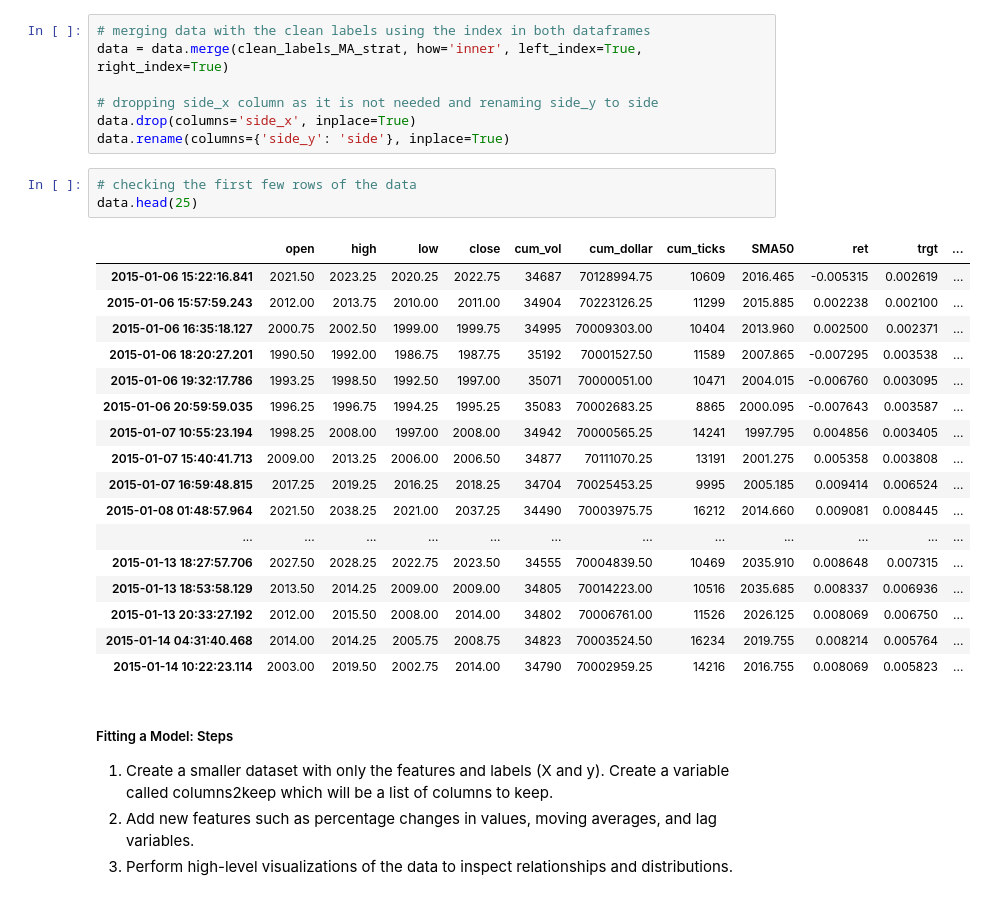
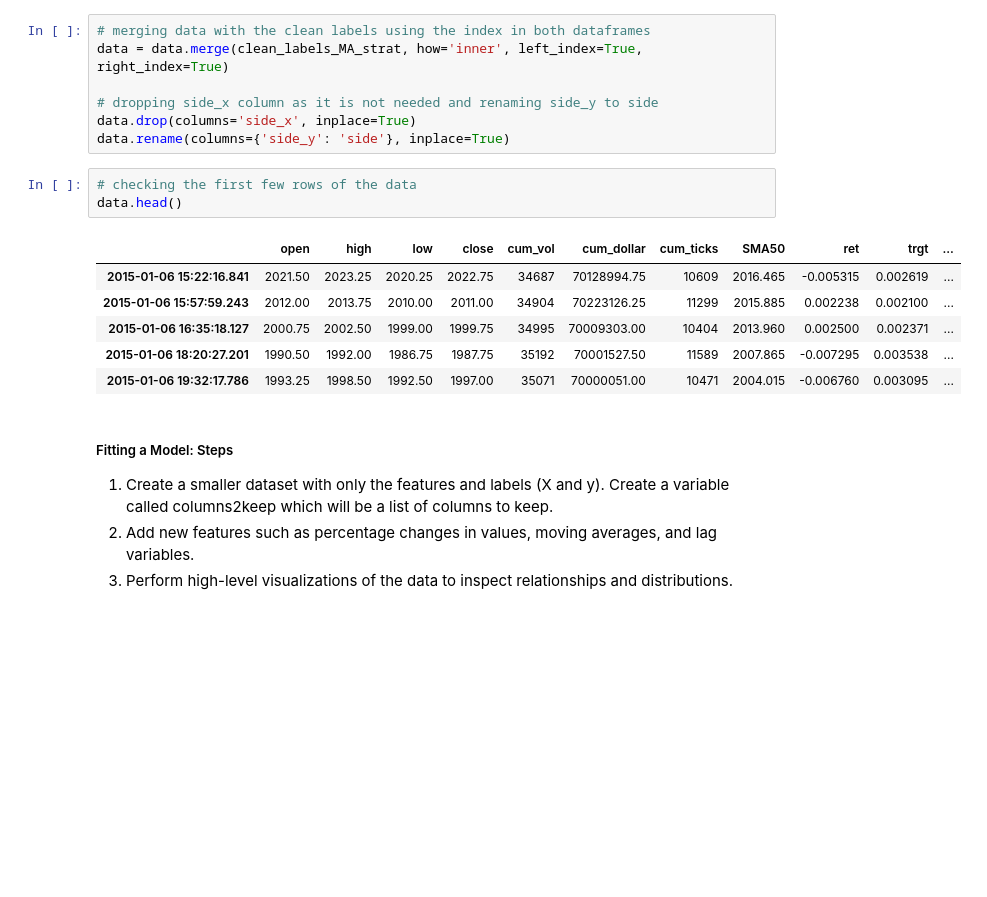
Before and after one commit to RazDwa1923/MFIN_Course, a Jupyter notebook: HW 2/HW 2 Notebook_v1.ipynb, the cells around one changed output. Drawn from its saved outputs; the diff is of its cells as text; blank space fills up the shorter version.

```diff
--- a/HW 2/HW 2 Notebook_v1.ipynb
+++ b/HW 2/HW 2 Notebook_v1.ipynb
@@ -410,25 +313,14 @@ data.drop(columns='side_x', inplace=True)
 data.rename(columns={'side_y': 'side'}, inplace=True)
 # %%
 # checking the first few rows of the data
-data.head(25)
+data.head()
 # %% [output]
 |  | open | high | low | close | cum_vol | cum_dollar | cum_ticks | SMA50 | ret | trgt | ... |
 | 2015-01-06 15:22:16.841 | 2021.50 | 2023.25 | 2020.25 | 2022.75 | 34687 | 70128994.75 | 10609 | 2016.465 | -0.005315 | 0.002619 | ... |
 | 2015-01-06 15:57:59.243 | 2012.00 | 2013.75 | 2010.00 | 2011.00 | 34904 | 70223126.25 | 11299 | 2015.885 | 0.002238 | 0.002100 | ... |
 | 2015-01-06 16:35:18.127 | 2000.75 | 2002.50 | 1999.00 | 1999.75 | 34995 | 70009303.00 | 10404 | 2013.960 | 0.002500 | 0.002371 | ... |
 | 2015-01-06 18:20:27.201 | 1990.50 | 1992.00 | 1986.75 | 1987.75 | 35192 | 70001527.50 | 11589 | 2007.865 | -0.007295 | 0.003538 | ... |
 | 2015-01-06 19:32:17.786 | 1993.25 | 1998.50 | 1992.50 | 1997.00 | 35071 | 70000051.00 | 10471 | 2004.015 | -0.006760 | 0.003095 | ... |
-| 2015-01-06 20:59:59.035 | 1996.25 | 1996.75 | 1994.25 | 1995.25 | 35083 | 70002683.25 | 8865 | 2000.095 | -0.007643 | 0.003587 | ... |
-| 2015-01-07 10:55:23.194 | 1998.25 | 2008.00 | 1997.00 | 2008.00 | 34942 | 70000565.25 | 14241 | 1997.795 | 0.004856 | 0.003405 | ... |
-| 2015-01-07 15:40:41.713 | 2009.00 | 2013.25 | 2006.00 | 2006.50 | 34877 | 70111070.25 | 13191 | 2001.275 | 0.005358 | 0.003808 | ... |
-| 2015-01-07 16:59:48.815 | 2017.25 | 2019.25 | 2016.25 | 2018.25 | 34704 | 70025453.25 | 9995 | 2005.185 | 0.009414 | 0.006524 | ... |
-| 2015-01-08 01:48:57.964 | 2021.50 | 2038.25 | 2021.00 | 2037.25 | 34490 | 70003975.75 | 16212 | 2014.660 | 0.009081 | 0.008445 | ... |
-| ... | ... | ... | ... | ... | ... | ... | ... | ... | ... | ... | ... |
-| 2015-01-13 18:27:57.706 | 2027.50 | 2028.25 | 2022.75 | 2023.50 | 34555 | 70004839.50 | 10469 | 2035.910 | 0.008648 | 0.007315 | ... |
-| 2015-01-13 18:53:58.129 | 2013.50 | 2014.25 | 2009.00 | 2009.00 | 34805 | 70014223.00 | 10516 | 2035.685 | 0.008337 | 0.006936 | ... |
-| 2015-01-13 20:33:27.192 | 2012.00 | 2015.50 | 2008.00 | 2014.00 | 34802 | 70006761.00 | 11526 | 2026.125 | 0.008069 | 0.006750 | ... |
-| 2015-01-14 04:31:40.468 | 2014.00 | 2014.25 | 2005.75 | 2008.75 | 34823 | 70003524.50 | 16234 | 2019.755 | 0.008214 | 0.005764 | ... |
-| 2015-01-14 10:22:23.114 | 2003.00 | 2019.50 | 2002.75 | 2014.00 | 34790 | 70002959.25 | 14216 | 2016.755 | 0.008069 | 0.005823 | ... |
 # %% [markdown]
 ##### Fitting a Model: Steps
 1. Create a smaller dataset with only the features and labels (X and y). Create a variable called columns2keep which will be a list of columns to keep.
```
Also changed, not shown: parts of 14 cells of this notebook.
